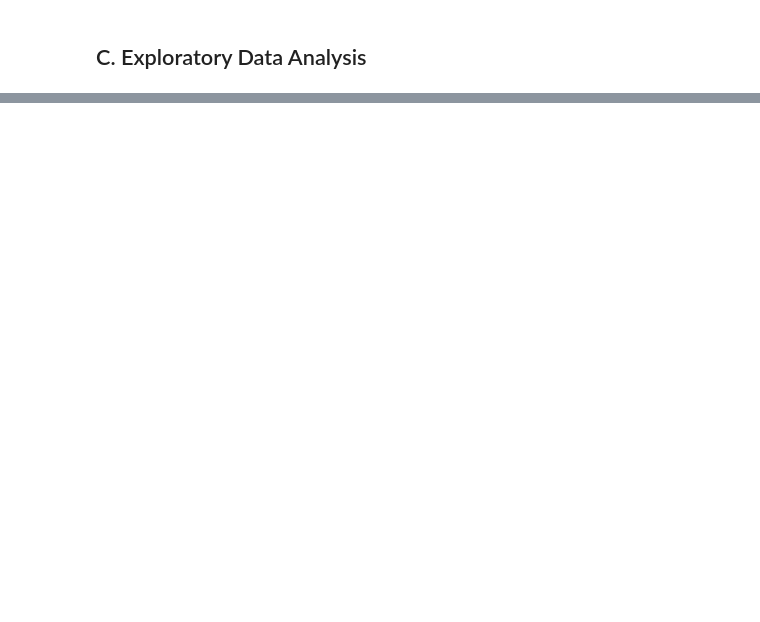
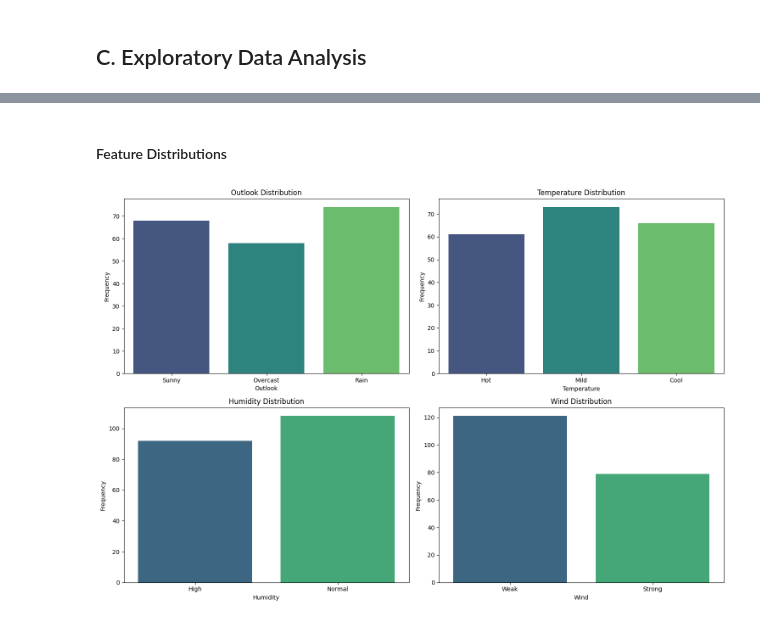
Before and after one commit to HablSank/1Day-1Dataset_MachineLearningProject, a Jupyter notebook: Day-14/Decision Tree Classification (Play Tennis)/playtennis.ipynb, the cells around one changed output, grey strips where cells are left out. Drawn from its saved outputs; the diff is of its cells as text; code cells hidden in the pictures; blank space fills up the shorter version.

```diff
--- a/Day-14/Decision Tree Classification (Play Tennis)/playtennis.ipynb
+++ b/Day-14/Decision Tree Classification (Play Tennis)/playtennis.ipynb
@@ -160,0 +180,17 @@ df.head()
+# %% [markdown]
+#### Feature Distributions
+# %%
+features = ['Outlook', 'Temperature', 'Humidity', 'Wind']
+plt.figure(figsize=(15, 10))
+
+for i, col in enumerate(features):
+    plt.subplot(2, 2, i+1)
+    sns.countplot(x=col, data=df, hue=col, legend=False, palette='viridis')
+    plt.title(f'{col} Distribution')
+    plt.xlabel(col)
+    plt.ylabel('Frequency')
+
+plt.tight_layout()
+plt.show()
+# %% [output]
+[figure, added]
```
Also changed, not shown: parts of 26 cells of this notebook.
